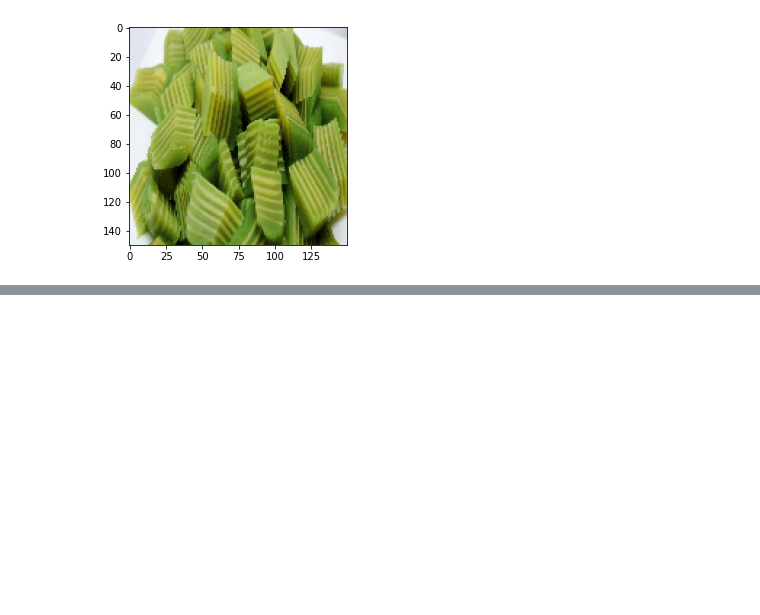
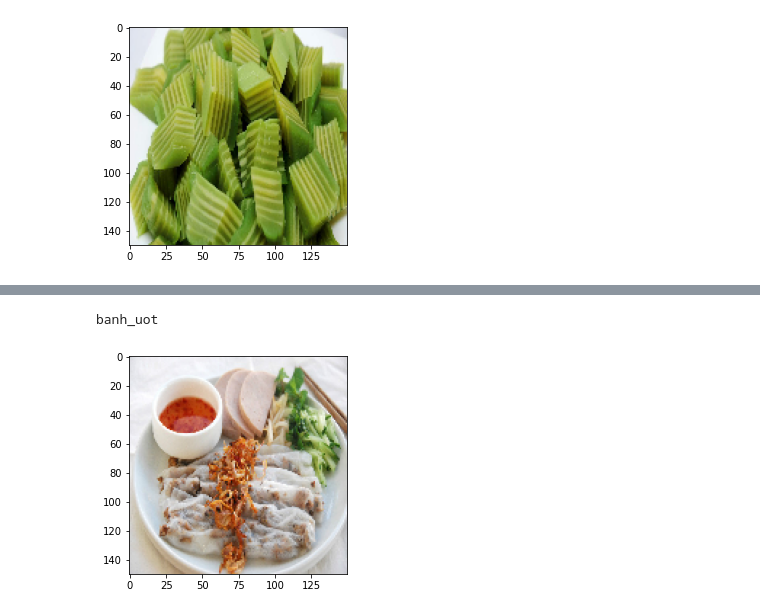
Before and after one commit to joethecoolest/Bai_Tap_AI, a Jupyter notebook: CNN_4_LOAI_BANH.ipynb, the cells around one changed output, grey strips where cells are left out. Drawn from its saved outputs; the diff is of its cells as text; code cells hidden in the pictures; blank space fills up the shorter version.

```diff
--- a/CNN_4_LOAI_BANH.ipynb
+++ b/CNN_4_LOAI_BANH.ipynb
@@ -248 +253,21 @@ print(prediction)
+# %%
+img=load_img("/content/drive/MyDrive/Colab Notebooks/CNN_4_loai_banh/test/banh_uot/bánh ướt/Image_4.jpg",target_size=(150,150))
+plt.imshow(img)
+img=img_to_array(img)
+img=img.astype('float32')
+img=img/255
+img=np.expand_dims(img,axis=0)
+result=model.predict(img)
+if round(result[0][0])==1:
+  prediction='banh_da_lon'
+if round(result[0][1])==1:
+  prediction='banh_hoi'
+if round(result[0][2])==1:
+  prediction='banh_uot'
+if round(result[0][3])==1:
+  prediction='banh_xeo'
+print(prediction)
+# %% [output]
+banh_uot
+[figure, added]
 # %%
```
Also changed, not shown: parts of 9 cells of this notebook.
